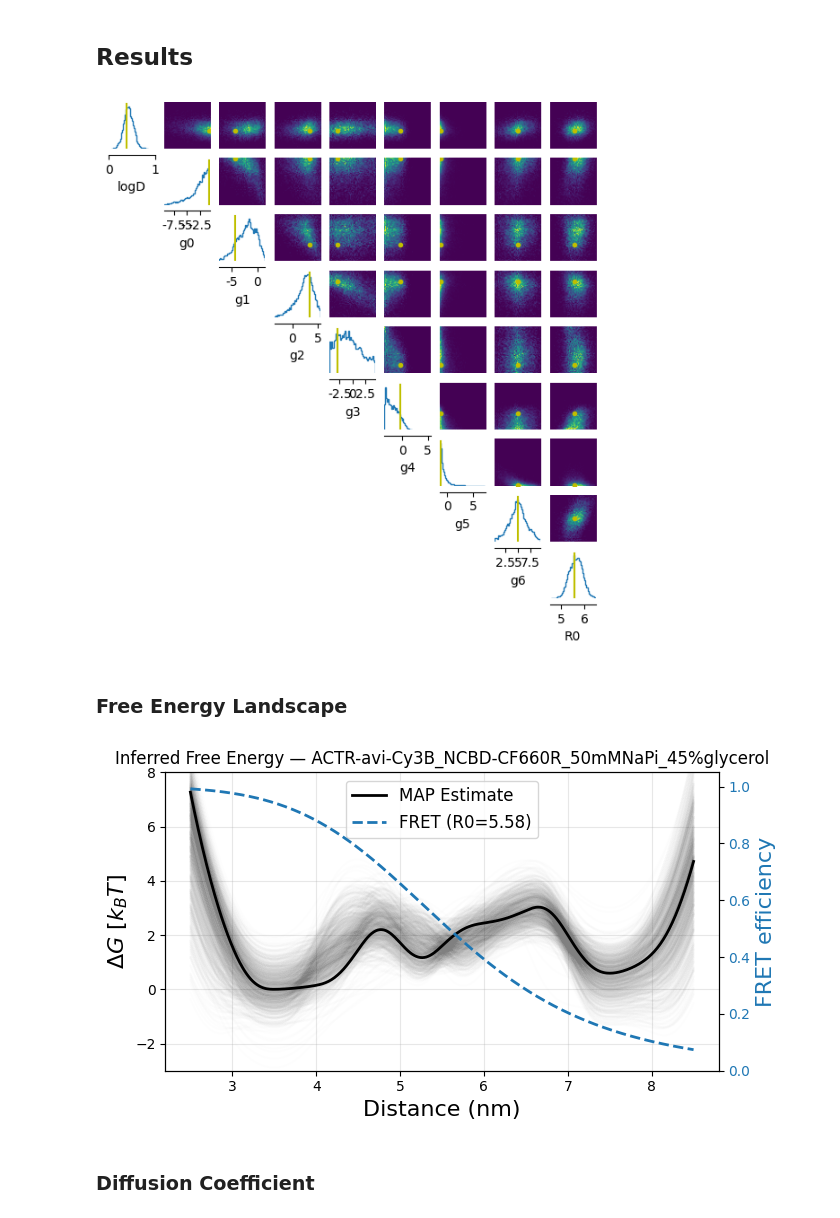
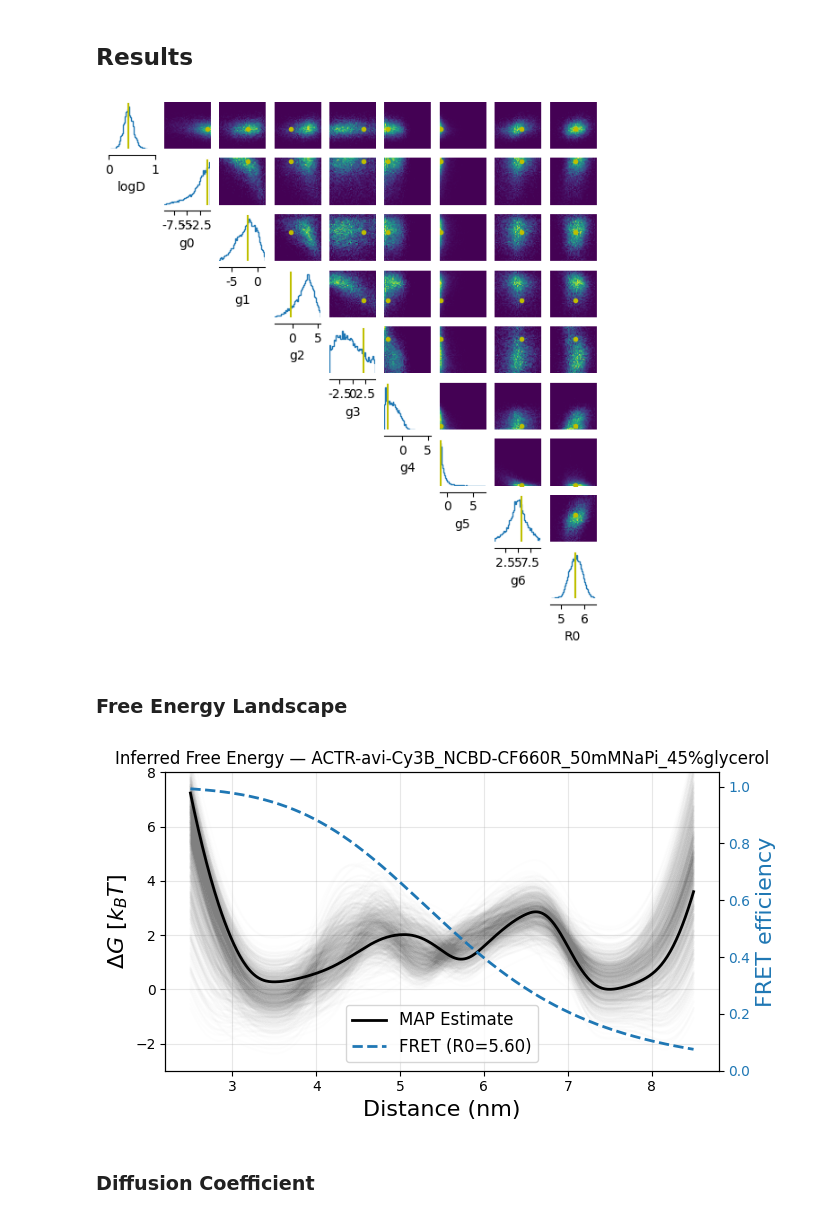
Before and after one commit to covinolab/smFRET_sbi, a Jupyter notebook: analysis/infer_real_data.ipynb, the cells around one changed output. Cells and saved outputs as stored; diff of their text form; code cells hidden in the pictures.

```diff
--- a/analysis/infer_real_data.ipynb
+++ b/analysis/infer_real_data.ipynb
@@ -250,12 +251,16 @@ print(f"Samples shape: {samples.shape}  (expected: [{num_posterior_samples}, {th
 
 # MAP estimate
 posterior.set_default_x(obs)
-map_estimate = posterior.map(
-    num_iter=map_num_iter,
+map_estimate = map_with_cached_embedding(
+    density_estimator=density_estimator,
+    prior=prior_posterior,
+    x=obs,  # observation tensor
+    num_iter=5000,#map_num_iter,
     num_init_samples=map_num_init_samples,
+    num_to_optimize=map_num_init_samples,
     learning_rate=map_learning_rate,
+    init_samples=None,
     show_progress_bars=True,
-    force_update=True,
 )
 print(f"MAP estimate: {map_estimate[0].cpu().numpy().round(3)}")
 # %% [output]
@@ -286,7 +291,7 @@ _ = analysis.pairplot(
     labels=param_labels,
 )
 # %% [output]
-[figure, old version]
+[figure, new version]
 # %% [markdown]
 ### Free Energy Landscape
 # %%
@@ -303,35 +308,35 @@ y_map_shifted = y_map - y_map.min()
 
 # Posterior free energy samples (aligned to MAP)
 for i in range(1000):
     x, y = eval_free_energy(params=samples[i], x_eval=x_eval)
     offset = np.mean(y_map_shifted - y)
     ax1.plot(x, y + offset, color="gray", alpha=0.01)
 
 # MAP
 ax1.plot(x, y_map_shifted, color="black", lw=2, label="MAP Estimate")
 
 ax1.set_xlabel("Distance (nm)", fontsize=16)
 ax1.set_ylabel(r"$\Delta G\ [k_BT]$", fontsize=16)
 ax1.set_ylim(-3, 8)
 ax1.grid(alpha=0.3)
 
 # FRET efficiency on secondary axis (use MAP R0)
 ax2 = ax1.twinx()
-R0_map = float(map_estimate[0, -1].cpu())
+R0_map = float(map_estimate[0][-1].cpu())
 r = np.clip(x_eval, 1e-9, None)
 E = 1.0 / (1.0 + (r / R0_map) ** 6)
 ax2.plot(x_eval, E, color="tab:blue", linestyle="--", linewidth=2, label=f"FRET (R0={R0_map:.2f})")
 ax2.set_ylabel("FRET efficiency", color="tab:blue", fontsize=16)
 ax2.set_ylim(0, 1.05)
 ax2.tick_params(axis="y", labelcolor="tab:blue")
 
 h1, l1 = ax1.get_legend_handles_labels()
 h2, l2 = ax2.get_legend_handles_labels()
 ax1.legend(h1 + h2, l1 + l2, fontsize=12, loc="best")
 ax1.set_title(f"Inferred Free Energy — {condition_name}", fontsize=12)
 plt.tight_layout()
 # %% [output]
-[figure, old version]
+[figure, new version]
 # %% [markdown]
 ### Diffusion Coefficient
 # %%
```
Also changed, not shown: parts of 13 cells of this notebook, 10 other files.
